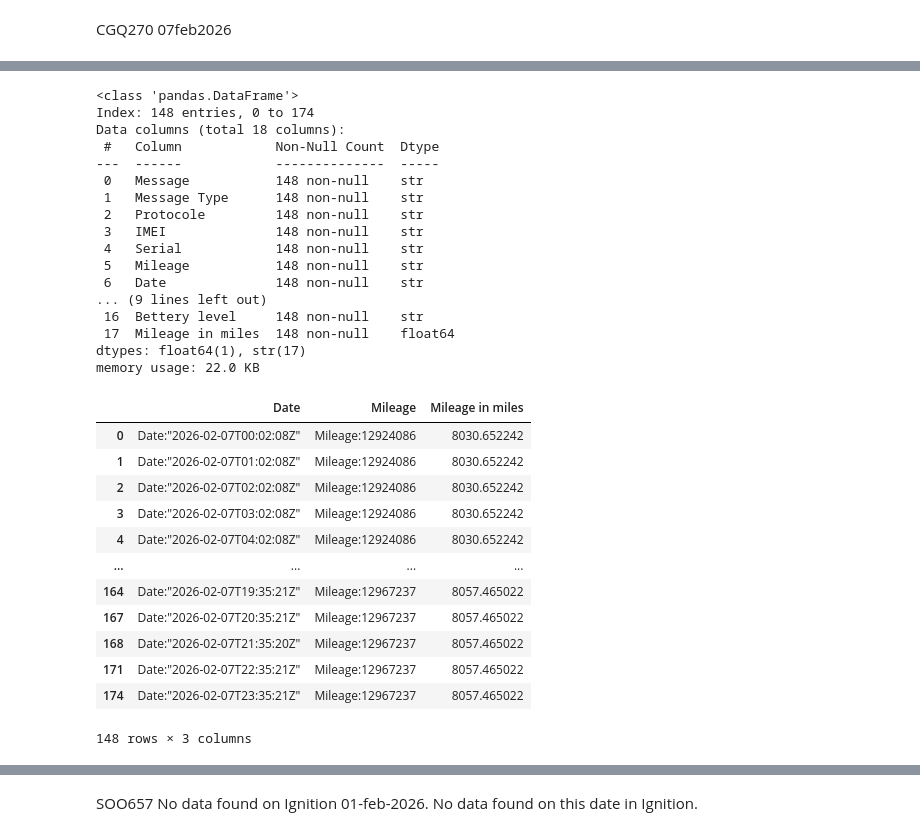
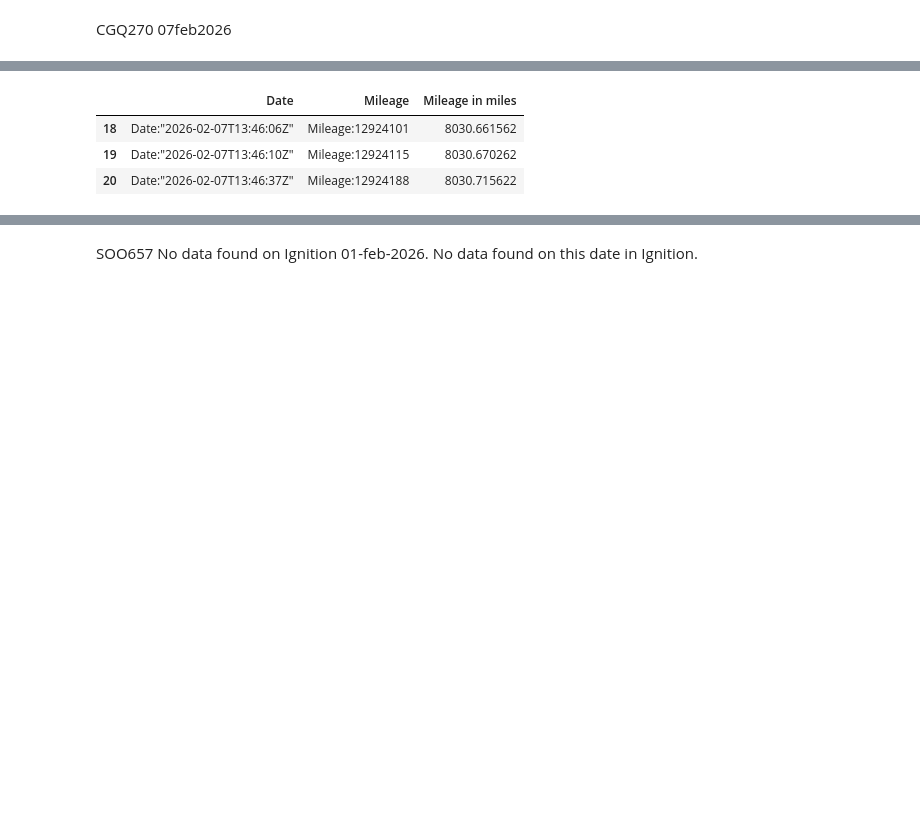
Before and after one commit to jlhb1984/Zonar_projects, a Jupyter notebook: notebooks/chilco_rd_mr_02 TS000167726.ipynb, the cells around one changed output, grey strips where cells are left out. Saved outputs shown, nothing was run; the diff lists cells and outputs as text; code cells hidden in the pictures; blank space fills up the shorter version.

```diff
--- a/notebooks/chilco_rd_mr_02 TS000167726.ipynb
+++ b/notebooks/chilco_rd_mr_02 TS000167726.ipynb
@@ -51,0 +51,37 @@ Working...
+# %%
+raw_data_cgq270_02jan2026=pd.read_csv(r'C:\Users\Jose.Hurtado\Documents\projects\data\chilco\cgq270_crm_0203_jan2026.csv',sep=';',encoding='latin1')
+raw_datam_cgq270_02jan2026=pd.read_csv(r'C:\Users\Jose.Hurtado\Documents\projects\data\chilco\cgq270_crm_0203_jan2026_columns.csv',sep=',',encoding='latin1')
+raw_datam_cgq270_02jan2026.rename(columns={'Unnamed: 1':'Message Type',
+                                 'Unnamed: 2':'Protocole',
+                                 'Unnamed: 3':'IMEI',
+                                 'Unnamed: 4':'Serial',
+                                 'Unnamed: 5':'Mileage',
+                                 'Unnamed: 6':'Date',
+                                 'Unnamed: 7':'Ignition',
+                                 'Unnamed: 8':'Latitude',
+                                 'Unnamed: 9':'Longitude',
+                                 'Unnamed: 10':'Altitude',
+                                 'Unnamed: 11':'External Power',
+                                 'Unnamed: 12':'RPM',
+                                 'Unnamed: 13':'Speed',
+                                 'Unnamed: 14':'Satellite Number',
+                                 'Unnamed: 15':'Azimuth',
+                                 'Unnamed: 16':'Bettery level',
+                                 },inplace=True)
+#raw_datam_cgq270.info()
+#raw_datam_cgq270_02jan2026.head(1)
+# %%
+#Looking for event: 2026-01-02T14:05
+raw_datam_cgq270_02jan2026['Mileage in miles']=0.0
+aux=[]
+
+raw_datam_cgq270_02jan2026_filtered=raw_datam_cgq270_02jan2026[~raw_datam_cgq270_02jan2026['Protocole'].str.contains('0')]
+
+for i in range(0,raw_datam_cgq270_02jan2026_filtered.shape[0]):
+    aux.append(float(raw_datam_cgq270_02jan2026_filtered.iloc[i,5][8:18])*0.000621371)
+    #print(aux)
+raw_datam_cgq270_02jan2026_filtered['Mileage in miles']=aux
+
+value_to_look=input('Type the date to searh: ')
+raw_datam_cgq270_02jan2026_filtered_wanted=raw_datam_cgq270_02jan2026_filtered[raw_datam_cgq270_02jan2026_filtered['Date'].str.contains(value_to_look)]
+raw_datam_cgq270_02jan2026_filtered_wanted[['Date','Mileage','Mileage in miles']]
@@ -94,50 +136,22 @@ memory usage: 23.4 KB
 # %%
-#Looking for event: 2026-02-07
+#Looking for event: 2026-02-07T13:46
 raw_datam_cgq270_07feb2026['Mileage in miles']=0.0
 aux=[]
 
 raw_datam_cgq270_07feb2026_filtered=raw_datam_cgq270_07feb2026[~raw_datam_cgq270_07feb2026['Protocole'].str.contains('0')]
 
 for i in range(0,raw_datam_cgq270_07feb2026_filtered.shape[0]):
     aux.append(float(raw_datam_cgq270_07feb2026_filtered.iloc[i,5][8:18])*0.000621371)
     #print(aux)
 raw_datam_cgq270_07feb2026_filtered['Mileage in miles']=aux
 
-raw_datam_cgq270_07feb2026_filtered.info()
-
 value_to_look=input('Type the date to searh: ')
 raw_datam_cgq270_07feb2026_wanted=raw_datam_cgq270_07feb2026_filtered[raw_datam_cgq270_07feb2026_filtered['Date'].str.contains(value_to_look)]
 raw_datam_cgq270_07feb2026_wanted[['Date','Mileage','Mileage in miles']]
 # %% [output]
-<class 'pandas.DataFrame'>
-Index: 148 entries, 0 to 174
-Data columns (total 18 columns):
- #   Column            Non-Null Count  Dtype
----  ------            --------------  -----
- 0   Message           148 non-null    str
- 1   Message Type      148 non-null    str
- 2   Protocole         148 non-null    str
- 3   IMEI              148 non-null    str
- 4   Serial            148 non-null    str
- 5   Mileage           148 non-null    str
- 6   Date              148 non-null    str
-... (9 lines left out)
- 16  Bettery level     148 non-null    str
- 17  Mileage in miles  148 non-null    float64
-dtypes: float64(1), str(17)
-memory usage: 22.0 KB
 |  | Date | Mileage | Mileage in miles |
-| 0 | Date:"2026-02-07T00:02:08Z" | Mileage:12924086 | 8030.652242 |
-| 1 | Date:"2026-02-07T01:02:08Z" | Mileage:12924086 | 8030.652242 |
-| 2 | Date:"2026-02-07T02:02:08Z" | Mileage:12924086 | 8030.652242 |
-| 3 | Date:"2026-02-07T03:02:08Z" | Mileage:12924086 | 8030.652242 |
-| 4 | Date:"2026-02-07T04:02:08Z" | Mileage:12924086 | 8030.652242 |
-| ... | ... | ... | ... |
-| 164 | Date:"2026-02-07T19:35:21Z" | Mileage:12967237 | 8057.465022 |
-| 167 | Date:"2026-02-07T20:35:21Z" | Mileage:12967237 | 8057.465022 |
-| 168 | Date:"2026-02-07T21:35:20Z" | Mileage:12967237 | 8057.465022 |
-| 171 | Date:"2026-02-07T22:35:21Z" | Mileage:12967237 | 8057.465022 |
-| 174 | Date:"2026-02-07T23:35:21Z" | Mileage:12967237 | 8057.465022 |
+| 18 | Date:"2026-02-07T13:46:06Z" | Mileage:12924101 | 8030.661562 |
+| 19 | Date:"2026-02-07T13:46:10Z" | Mileage:12924115 | 8030.670262 |
+| 20 | Date:"2026-02-07T13:46:37Z" | Mileage:12924188 | 8030.715622 |
-148 rows × 3 columns
 # %%
 mileage_report_pm_cgq270_07feb2026=pd.read_csv(r'C:\Users\Jose.Hurtado\Documents\projects\data\chilco\cgq270_mileageReport_07022026.csv',sep=',')
```
Also changed, not shown: parts of 17 cells of this notebook, 6 other files.
